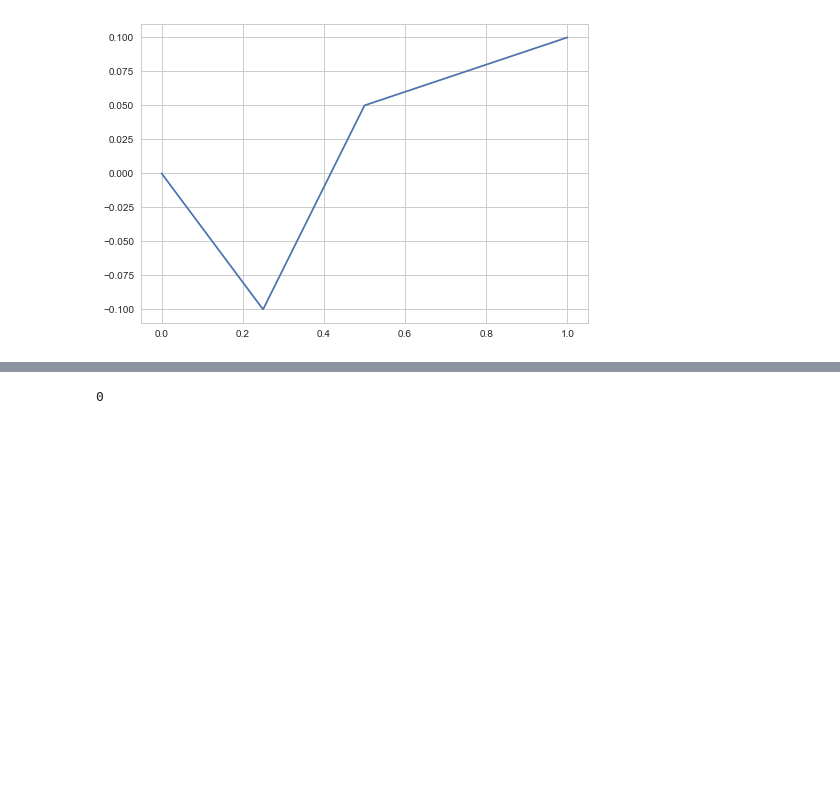
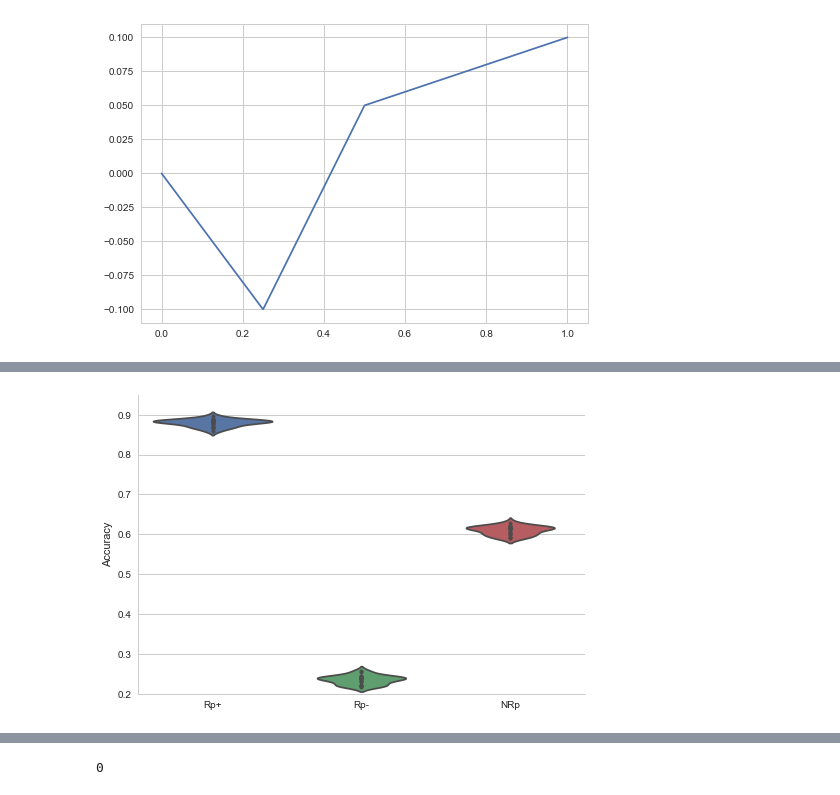
Before and after one commit to mvdoc/graphsemnet, a Jupyter notebook: notebooks/equations_algorithm.ipynb, the cells around one changed output, grey strips where cells are left out. Saved outputs shown, nothing was run; the diff lists cells and outputs as text; code cells hidden in the pictures; blank space fills up the shorter version.

Commit message:
Add visualization stuff for notebook

```diff
--- a/notebooks/equations_algorithm.ipynb
+++ b/notebooks/equations_algorithm.ipynb
@@ -396,0 +147,6 @@ plot_activation(Ws_, activation_);
+# %%
+exp_subj_dict = dict()
+for gamma in gammas:
+    print("## SIMULATING WITH GAMMA {0}".format(gamma))
+    exp_subj, sigma_subj = simulate_experiment(gamma=gamma)
+    exp_subj_dict[gamma] = exp_subj
@@ -396,0 +171,22 @@ plot_activation(Ws_, activation_);
+# %%
+def make_dataframe(exp_subj):
+    data = np.vstack(exp_subj)
+    data = np.hstack((data[:, :2], np.mean(data[:, 2:], axis=1)[:, None]))
+    df = pd.DataFrame(data, columns=['Rp+', 'Rp-', 'NRp'])
+    df_ = pd.melt(df)
+    return df_
+# %%
+dfs = {np.round(g, 2): make_dataframe(exp_subj_dict[g]) for g in exp_subj_dict.keys()}
+# %%
+def plot_violin(gamma):
+    ax = sns.violinplot(x='variable', y='value', data=dfs[gamma], inner='point')
+    ax.set_ylabel("Accuracy")
+    ax.set_xlabel("")
+    ax.set_ylim(0.2, 0.95)
+    sns.despine()
+# %%
+gamma_slider = widgets.FloatSlider(min=gammas[0], max=gammas[-1], step=0.1, start=0)
+w = interactive(plot_violin, gamma=gamma_slider)
+display(w)
+# %% [output]
+[figure, added]
```
Also changed, not shown: parts of 72 cells of this notebook.
